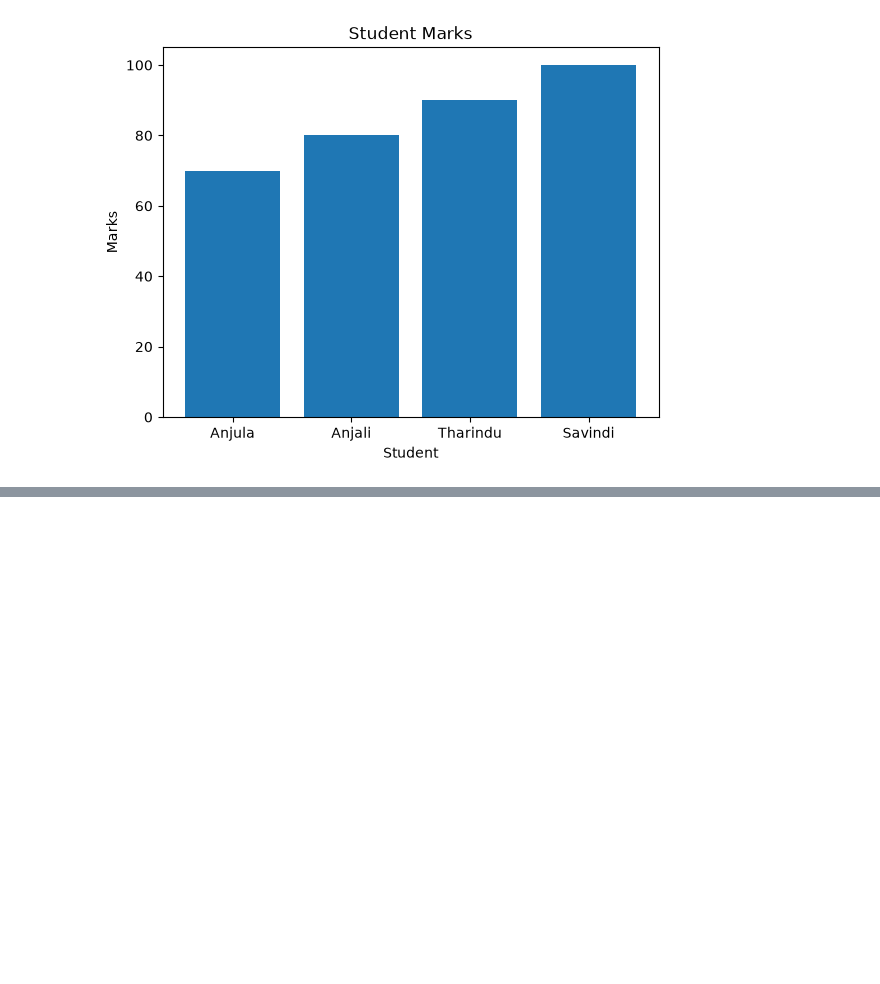
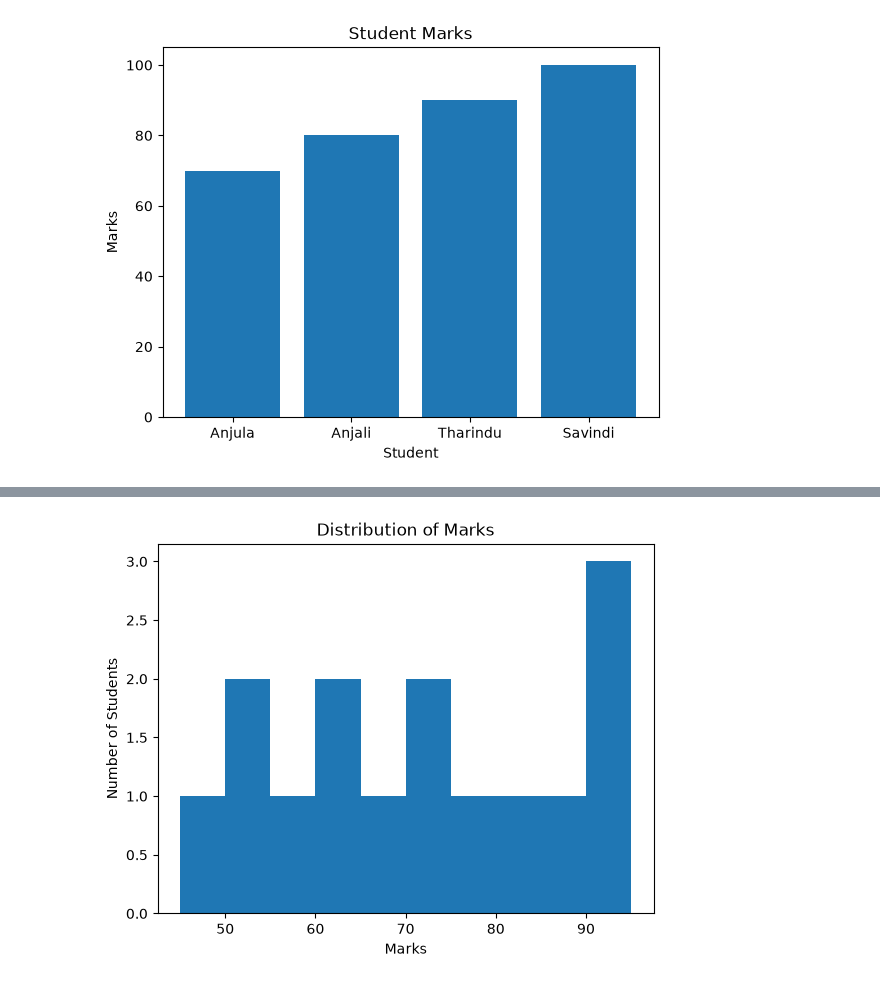
Before and after one commit to Anjula2001/study-research-agent, a Jupyter notebook: 03-Matplotlib/matplotlib_basics.ipynb, the cells around one changed output, grey strips where cells are left out. Saved outputs shown, nothing was run; the diff lists cells and outputs as text; code cells hidden in the pictures; blank space fills up the shorter version.

```diff
--- a/03-Matplotlib/matplotlib_basics.ipynb
+++ b/03-Matplotlib/matplotlib_basics.ipynb
@@ -21,0 +36,12 @@ plt.show()
+# %%
+marks = [45, 50, 52, 55, 60, 62, 65, 70, 72, 75, 80, 85, 90, 92, 95]
+
+plt.hist(marks)
+
+plt.xlabel("Marks")
+plt.ylabel("Number of Students")
+plt.title("Distribution of Marks")
+
+plt.show()
+# %% [output]
+[figure, added]
```
Also changed, not shown: parts of 1 cell of this notebook.
